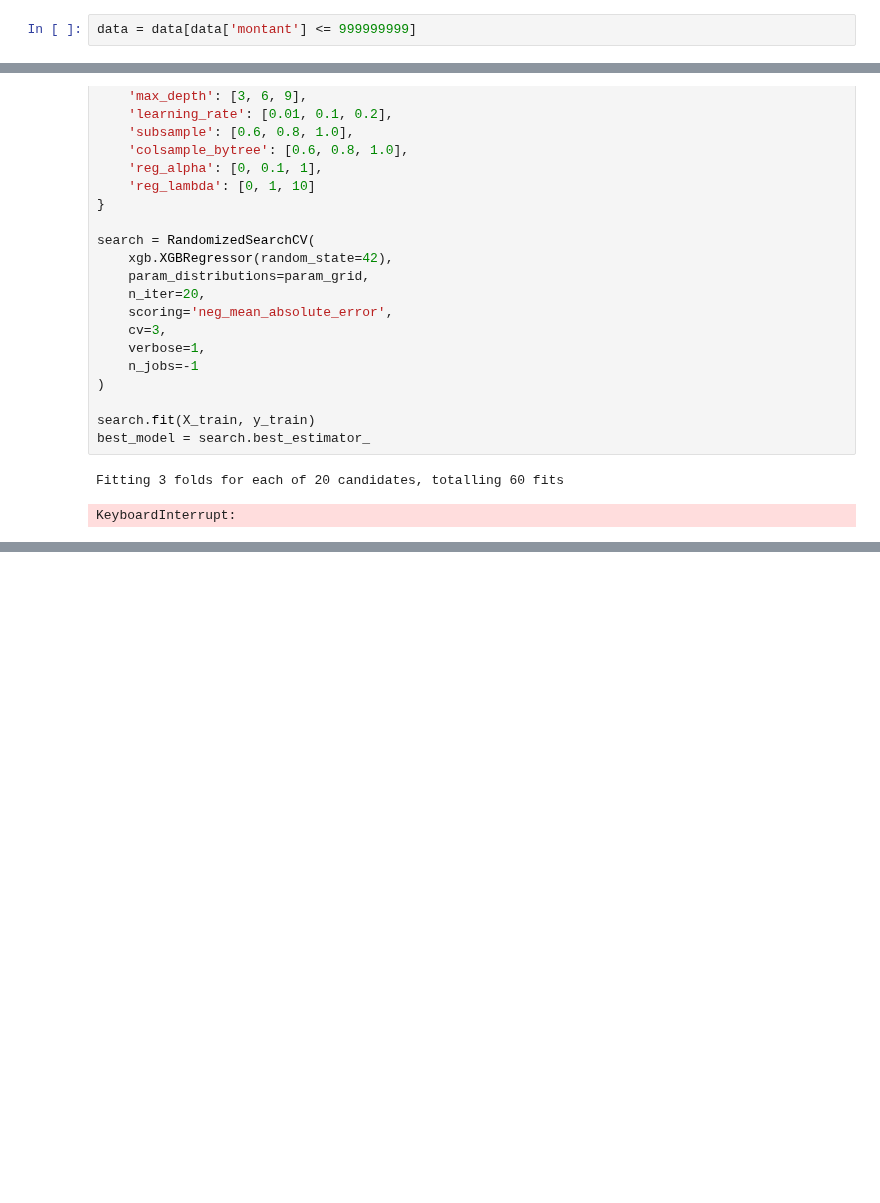
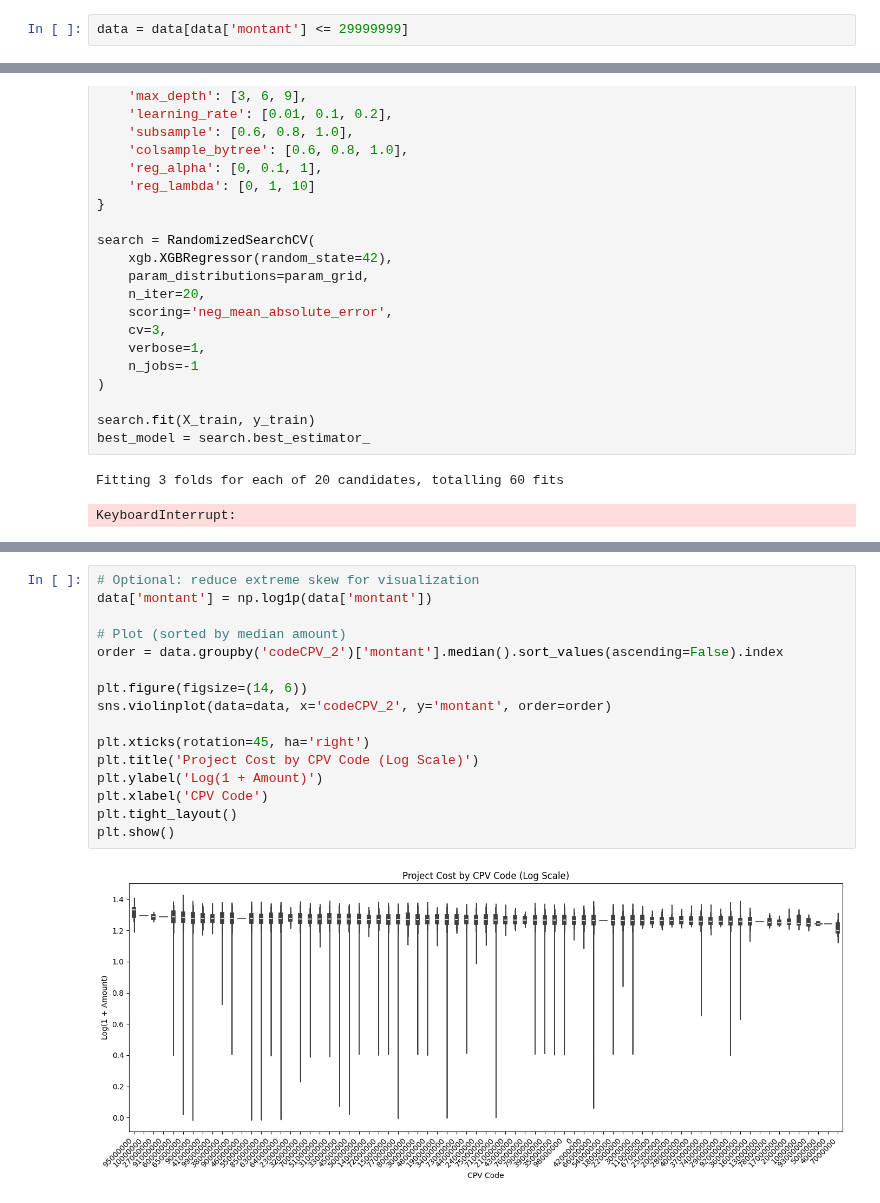
Before and after one commit to RonanB400/decp_ml, a Jupyter notebook: notebooks/JH_classifiers.ipynb, the cells around one changed output, grey strips where cells are left out. Cells and saved outputs as stored; diff of their text form; blank space fills up the shorter version.

```diff
--- a/notebooks/JH_classifiers.ipynb
+++ b/notebooks/JH_classifiers.ipynb
@@ -19,7 +19,7 @@ sys.path.append(os.path.abspath(os.path.join(os.getcwd(), '..')))
 db_path = os.path.join(os.path.dirname(os.getcwd()), 'data', 'data_cpv.csv')
 data = pd.read_csv(db_path)
 # %%
-data = data[data['montant'] <= 999999999]
+data = data[data['montant'] <= 29999999]
 # %%
 data.columns
 # %% [output]
@@ -208,0 +243,18 @@ MAPE: 768.7207580702162
+# %%
+# Optional: reduce extreme skew for visualization
+data['montant'] = np.log1p(data['montant'])
+
+# Plot (sorted by median amount)
+order = data.groupby('codeCPV_2')['montant'].median().sort_values(ascending=False).index
+
+plt.figure(figsize=(14, 6))
+sns.violinplot(data=data, x='codeCPV_2', y='montant', order=order)
+
+plt.xticks(rotation=45, ha='right')
+plt.title('Project Cost by CPV Code (Log Scale)')
+plt.ylabel('Log(1 + Amount)')
+plt.xlabel('CPV Code')
+plt.tight_layout()
+plt.show()
+# %% [output]
+[figure, added]
```
Also changed, not shown: parts of 6 cells of this notebook.
